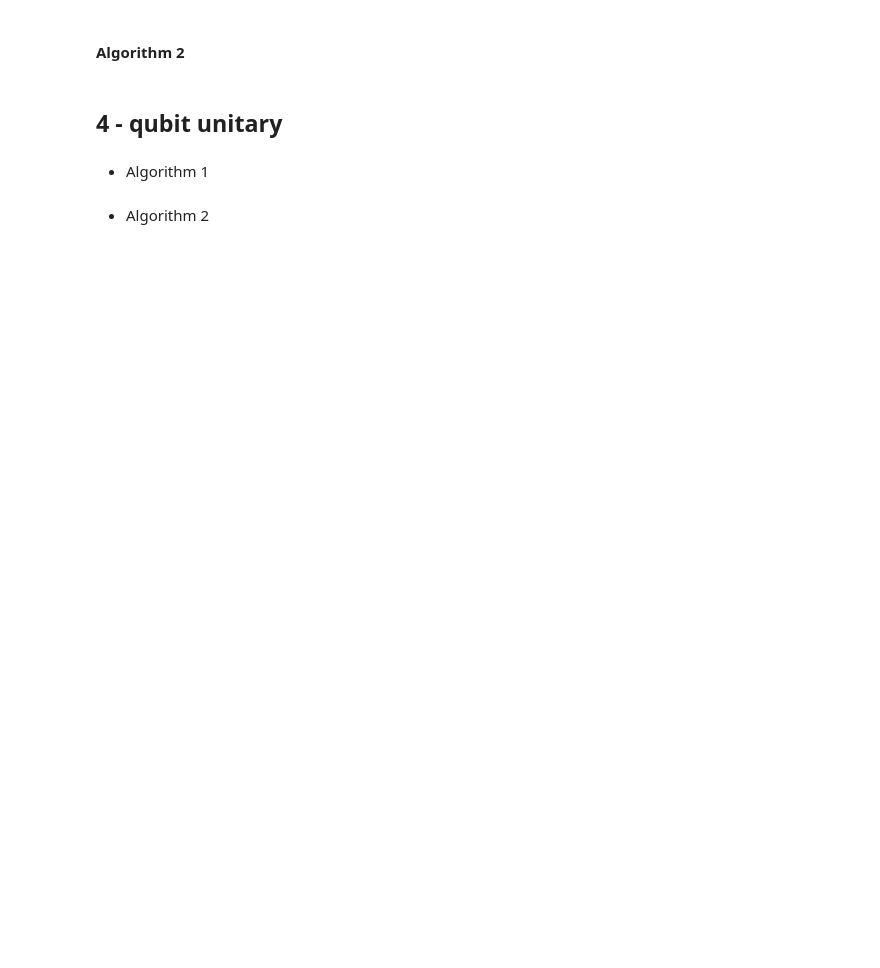
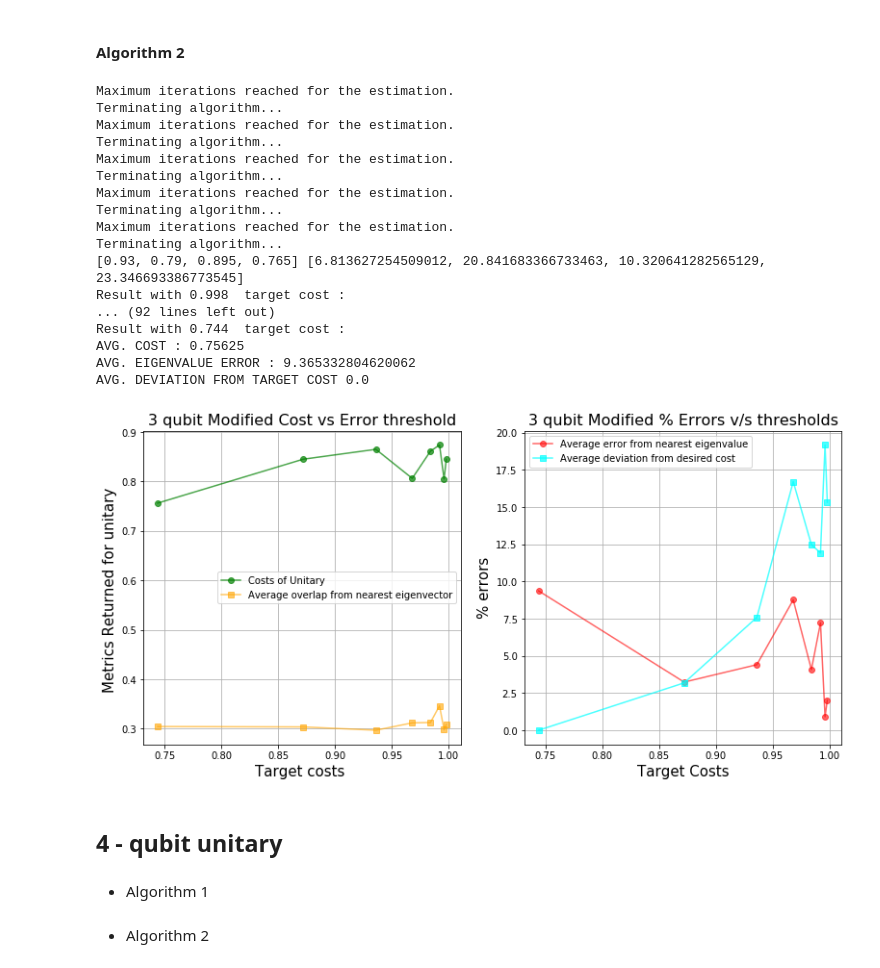
Before and after one commit to TheGupta2012/QPE-Algorithms, a Jupyter notebook: QPE/Statistical QPE/Experiments/Experiment 3 - Error thresholds vs size of Unitary(randomized).ipynb, the cells around one changed output. Cells and saved outputs as stored; diff of their text form; code cells hidden in the pictures; blank space fills up the shorter version.

```diff
--- a/QPE/Statistical QPE/Experiments/Experiment 3 - Error thresholds vs size of Unitary(randomized).ipynb
+++ b/QPE/Statistical QPE/Experiments/Experiment 3 - Error thresholds vs size of Unitary(randomized).ipynb
@@ -420,3 +307,5 @@ array([[ 0.        +0.00000000e+00j,  0.        +0.00000000e+00j,
+# %%
+unit_3 = unitary_group.rvs(8)
 # %%
 eig_vals3, eig_vect3 = np.linalg.eig(unit_3)
 eig_vals3 = np.angle(eig_vals3)
@@ -482,9 +382,28 @@ KeyboardInterrupt:
 #### Algorithm 2
 # %%
 costs_3qubit_c, errors_eig_3qubit_c, errors_costs_3qubit_c, max_overlaps_3qubit_c = get_results(
-    eig_vals3, eig_vect3, basis3, ind3, unit_3, 'modified', 4)
+    eig_vals3, eig_vect3, bases3, basis_indices3, unit_3, 'modified', 4)
 generate_plots(3, costs_3qubit_c, max_overlaps_3qubit_c,
                errors_eig_3qubit_c, errors_costs_3qubit_c, "Modified")
+# %% [output]
+Maximum iterations reached for the estimation.
+Terminating algorithm...
+Maximum iterations reached for the estimation.
+Terminating algorithm...
+Maximum iterations reached for the estimation.
+Terminating algorithm...
+Maximum iterations reached for the estimation.
+Terminating algorithm...
+Maximum iterations reached for the estimation.
+Terminating algorithm...
+[0.93, 0.79, 0.895, 0.765] [6.813627254509012, 20.841683366733463, 10.320641282565129, 23.346693386773545]
+Result with 0.998  target cost :
+... (92 lines left out)
+Result with 0.744  target cost :
+AVG. COST : 0.75625
+AVG. EIGENVALUE ERROR : 9.365332804620062
+AVG. DEVIATION FROM TARGET COST 0.0
+[figure, added]
 # %% [markdown]
 ## 4 - qubit unitary
 # %%
```
Also changed, not shown: parts of 32 cells of this notebook, 23 other files.
